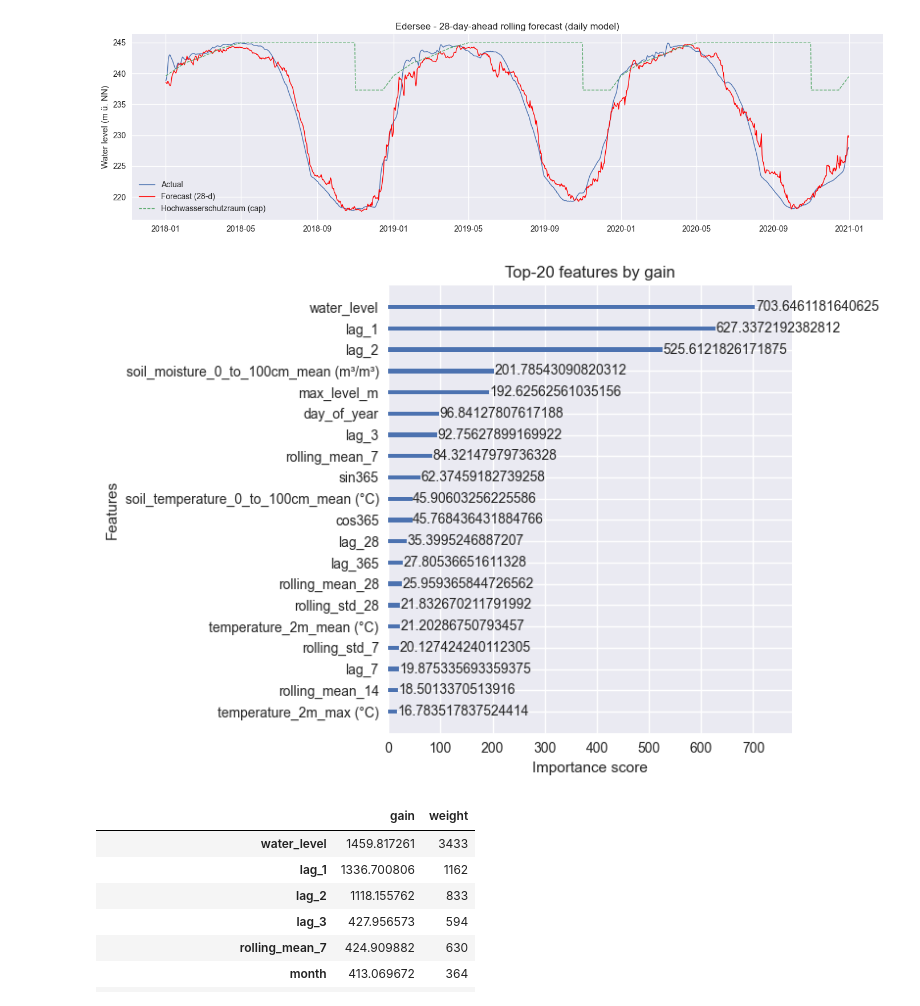
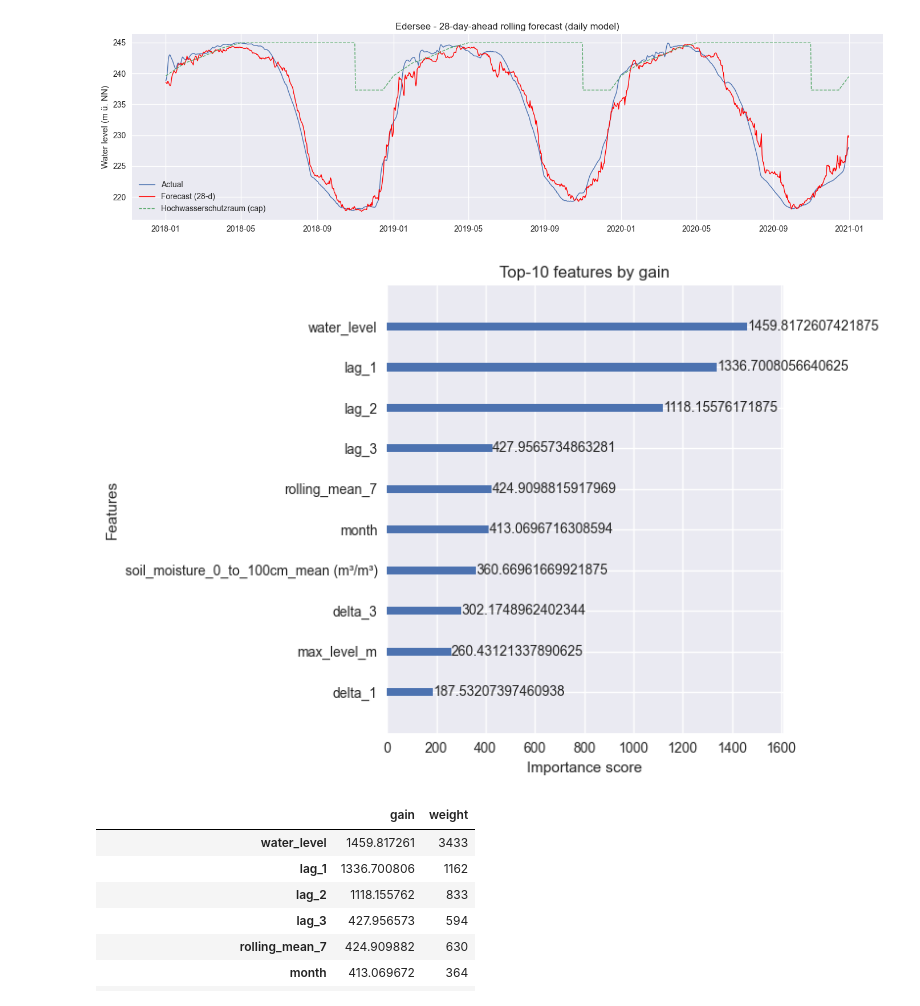
Before and after one commit to Marius-Knipp/edersee-water-prediction, a Jupyter notebook: notebooks/XGBoost.ipynb, the cells around one changed output. Saved outputs shown, nothing was run; the diff lists cells and outputs as text; code cells hidden in the pictures.

```diff
--- a/notebooks/XGBoost.ipynb
+++ b/notebooks/XGBoost.ipynb
@@ -169,6 +165,7 @@ feature_cols = [c for c in train_df.columns if c not in
 X_train, y_train = train_df[feature_cols], train_df["target"]
 X_val,   y_val   = val_df[feature_cols],   val_df["target"]
 # %%
+# ---------- Optuna hyperparameter tuning ----------
 def objective(trial):
     params = {
         'objective': 'reg:squarederror',
@@ -219,7 +216,6 @@ with tqdm(total=n_trials, desc="Optimizing Hyperparameters") as pbar:
     # The progress bar will be automatically closed by the 'with' statement
 
 # --- Print results and train final model ---
-print("\nOptimization Finished!")
 print("Best trial:")
 best_trial = study.best_trial # Use best_trial attribute
 print(f"  Value (RMSE): {best_trial.value}")
@@ -229,32 +225,3 @@ for key, value in best_trial.params.items():
 
 # Train the final model with the best parameters
 best_params = best_trial.params
-final_model = xgb.XGBRegressor(
-    **best_params,
-    objective='reg:squarederror',
-    n_estimators=2000,
-    n_jobs=-1,
-    random_state=26,
-    early_stopping_rounds=50 # Use the same early stopping mechanism
-)
-
-print("\nFitting final model with best parameters...")
-# Fit the final model - again, assuming early_stopping_rounds in constructor works
-final_model.fit(X_train, y_train,
-                eval_set=[(X_val, y_val)],
-                verbose=100) # Maybe show progress for the final fit
-
-# --- Evaluate the final model ---
-val_pred_final = final_model.predict(X_val)
-final_rmse = np.sqrt(mean_squared_error(y_val, val_pred_final))
-final_mae = mean_absolute_error(y_val, val_pred_final)
-print("-" * 50)
-print(f"Final Model Validation MAE : {final_mae:6.4f} m")
-print(f"Final Model Validation RMSE: {final_rmse:6.4f} m")
-# Access the best iteration if needed (though depends on how XGBoost exposes it when early_stopping_rounds is in __init__)
-# Try accessing it directly if available:
-try:
-    print(f"Optimal number of trees found: {final_model.best_iteration}")
-except AttributeError:
-     print("Could not retrieve best_iteration automatically (may depend on XGBoost version/config).")
-print("-" * 50)
@@ -389,18 +322,18 @@ Validation RMSE : 1.6108 m
 # %%
 from xgboost import plot_importance
 import matplotlib.pyplot as plt
 
 # make sure `model` is already fitted
 plot_importance(
     model,                       # the fitted XGBRegressor
-    max_num_features=20,         # top‑20
+    max_num_features=10,         # top‑20
     importance_type="gain"       # average loss‑reduction brought by splits
 )
-plt.title("Top-20 features by gain")
+plt.title("Top-10 features by gain")
 plt.tight_layout()
 plt.show()
 # %% [output]
-[figure, old version]
+[figure, new version]
 # %%
 import pandas as pd
 
```
Also changed, not shown: parts of 9 cells of this notebook, 3 other files.
